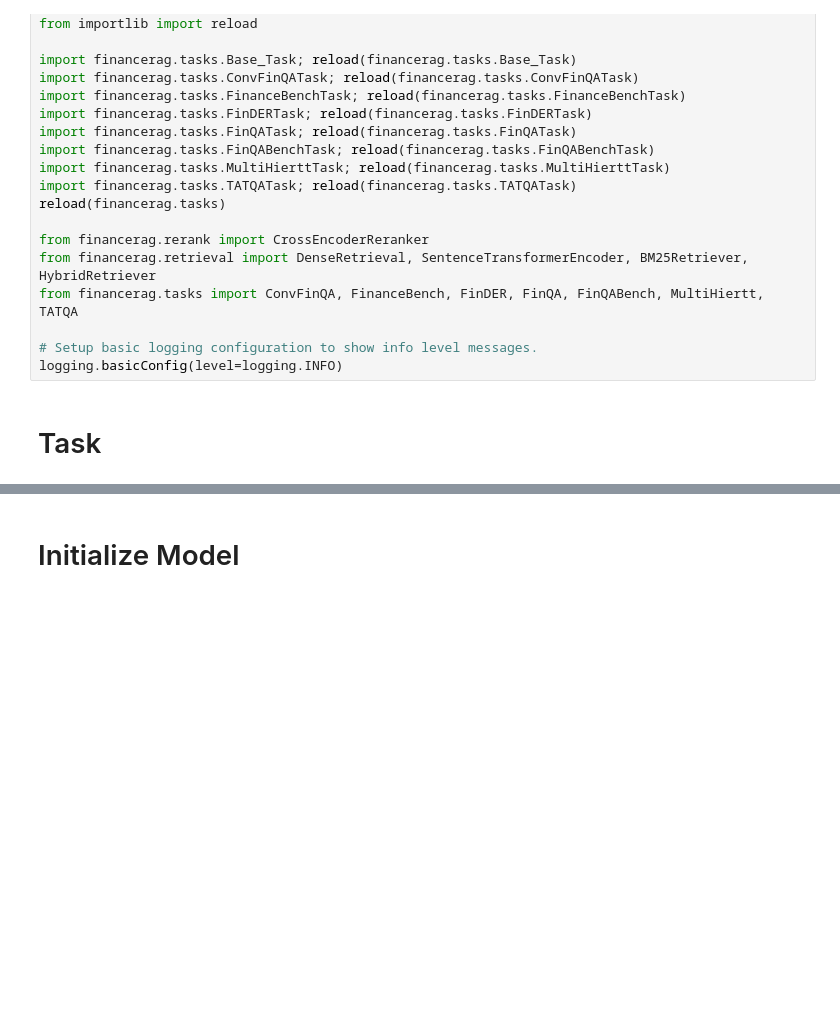
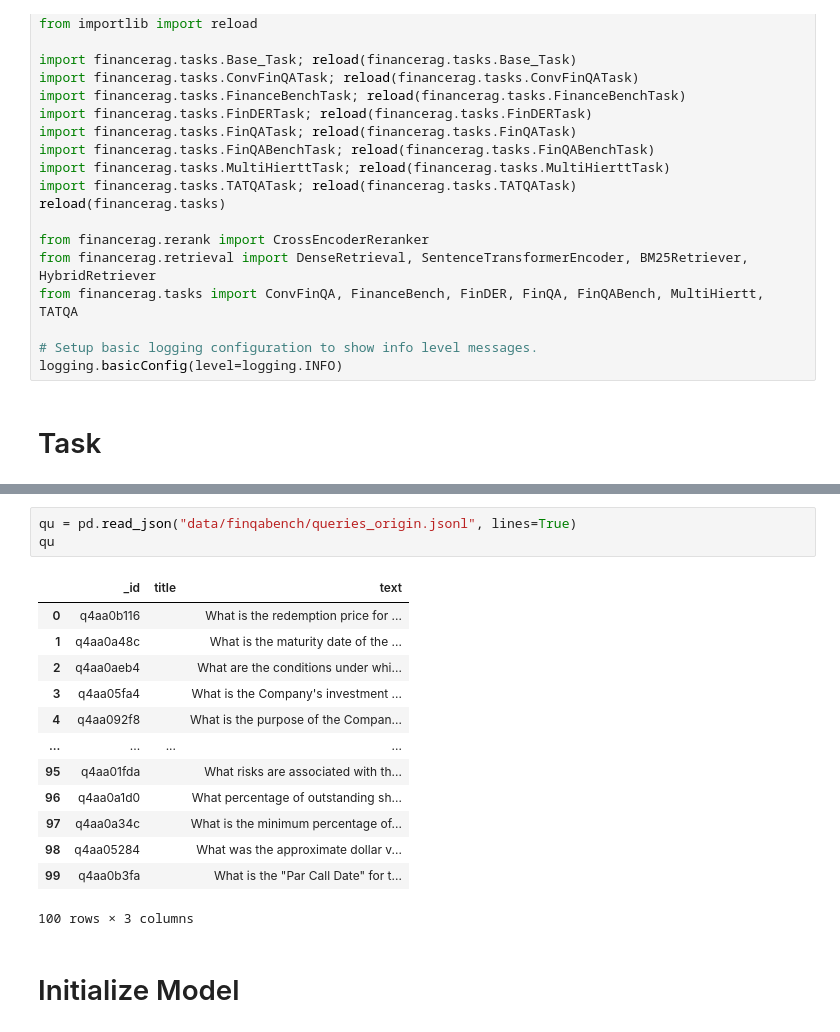
Before and after one commit to jsj9185/dsc_test, a Jupyter notebook: only_rerank.ipynb, the cells around one changed output, grey strips where cells are left out. Saved outputs shown, nothing was run; the diff lists cells and outputs as text; blank space fills up the shorter version.

```diff
--- a/only_rerank.ipynb
+++ b/only_rerank.ipynb
@@ -46,3 +61,20 @@ Ok
+# %%
+qu = pd.read_json("data/finqabench/queries_origin.jsonl", lines=True)
+qu
+# %% [output]
+|  | _id | title | text |
+| 0 | q4aa0b116 |  | What is the redemption price for ... |
+| 1 | q4aa0a48c |  | What is the maturity date of the ... |
+| 2 | q4aa0aeb4 |  | What are the conditions under whi... |
+| 3 | q4aa05fa4 |  | What is the Company's investment ... |
+| 4 | q4aa092f8 |  | What is the purpose of the Compan... |
+| ... | ... | ... | ... |
+| 95 | q4aa01fda |  | What risks are associated with th... |
+| 96 | q4aa0a1d0 |  | What percentage of outstanding sh... |
+| 97 | q4aa0a34c |  | What is the minimum percentage of... |
+| 98 | q4aa05284 |  | What was the approximate dollar v... |
+| 99 | q4aa0b3fa |  | What is the "Par Call Date" for t... |
+100 rows × 3 columns
 # %% [markdown]
 # Initialize Model
 # %%
```
Also changed, not shown: parts of 12 cells of this notebook, 3 other files.
